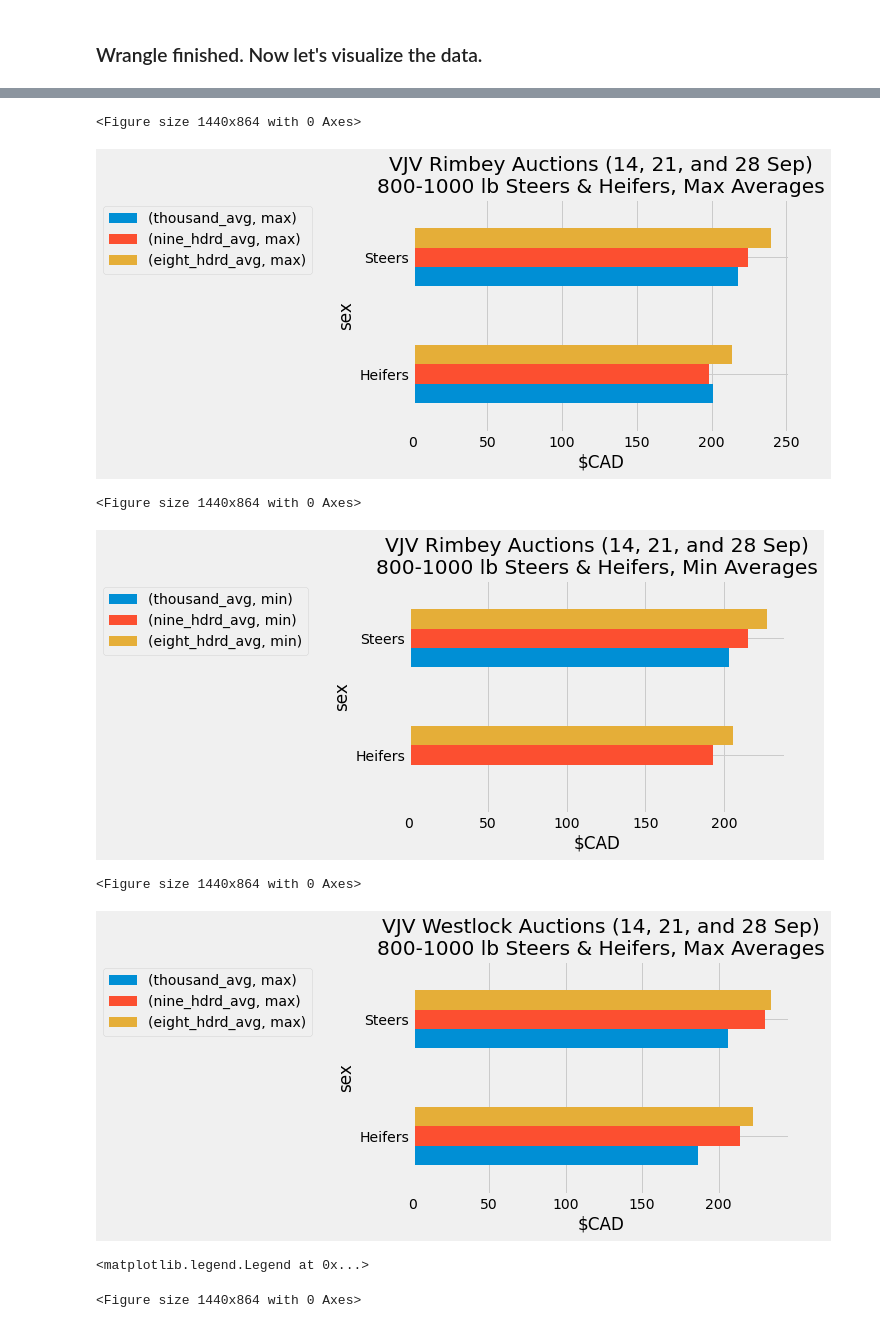
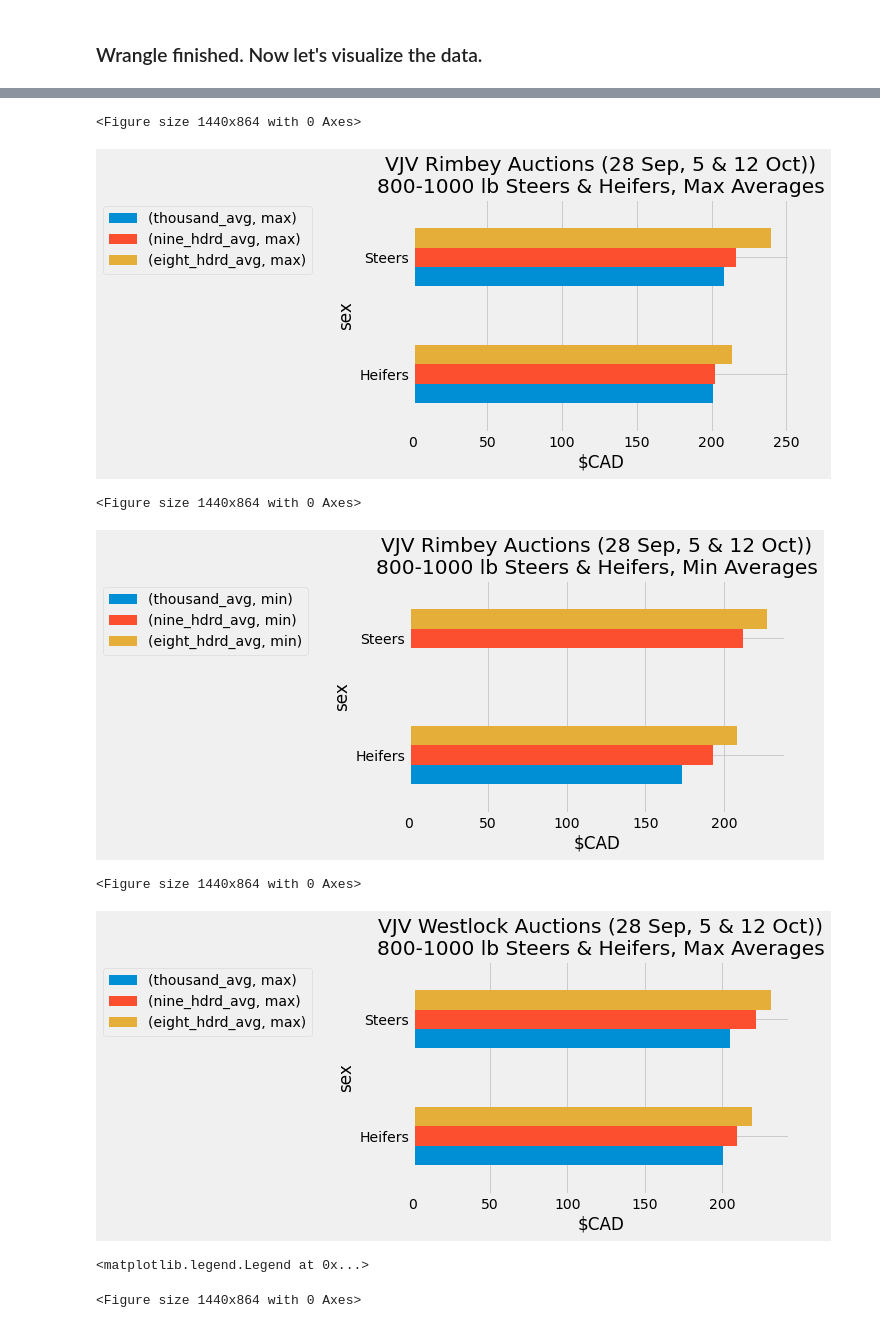
Before and after one commit to tarrencen/rice_farms, a Jupyter notebook: auction_prices.ipynb, the cells around one changed output, grey strips where cells are left out. Drawn from its saved outputs; the diff is of its cells as text; code cells hidden in the pictures.

```diff
--- a/auction_prices.ipynb
+++ b/auction_prices.ipynb
@@ -352,7 +352,7 @@ plt.style.use('fivethirtyeight')
 
 plt.figure(figsize=(20, 12))
 ponoka_df[['sex', 'thousand_avg', 'nine_hdrd_avg', 'eight_hdrd_avg']].groupby('sex').agg(['max']).plot.barh()
-plt.title('VJV Ponoka Auctions (14, 21, and 28 Sep)\n800-1000 lb Steers & Heifers, Max Averages')
+plt.title('VJV Ponoka Auctions (28 Sep, 5 & 12 Oct)\n800-1000 lb Steers & Heifers, Max Averages')
 plt.xlabel('$CAD')
 plt.legend(bbox_to_anchor=(-0.25,1))
 
@@ -360,7 +360,7 @@ plt.show()
 
 plt.figure(figsize=(20, 12))
 ponoka_df[['sex', 'thousand_avg', 'nine_hdrd_avg', 'eight_hdrd_avg']].groupby('sex').agg(['min']).plot.barh()
-plt.title('VJV Ponoka Auctions (14, 21, and 28 Sep)\n800-1000 lb Steers & Heifers, Min Averages')
+plt.title('VJV Ponoka Auctions (28 Sep, 5 & 12 Oct))\n800-1000 lb Steers & Heifers, Min Averages')
 plt.xlabel('$CAD')
 plt.legend(bbox_to_anchor=(-0.25,1))
 
@@ -368,7 +368,7 @@ plt.show()
 
 plt.figure(figsize=(20, 12))
 rimbey_df[['sex', 'thousand_avg', 'nine_hdrd_avg', 'eight_hdrd_avg']].groupby('sex').agg(['max']).plot.barh()
-plt.title('VJV Rimbey Auctions (14, 21, and 28 Sep)\n800-1000 lb Steers & Heifers, Max Averages')
+plt.title('VJV Rimbey Auctions (28 Sep, 5 & 12 Oct))\n800-1000 lb Steers & Heifers, Max Averages')
 plt.xlabel('$CAD')
 plt.legend(bbox_to_anchor=(-0.25,1))
 
@@ -376,7 +376,7 @@ plt.show()
 
 plt.figure(figsize=(20, 12))
 rimbey_df[['sex', 'thousand_avg', 'nine_hdrd_avg', 'eight_hdrd_avg']].groupby('sex').agg(['min']).plot.barh()
-plt.title('VJV Rimbey Auctions (14, 21, and 28 Sep)\n800-1000 lb Steers & Heifers, Min Averages')
+plt.title('VJV Rimbey Auctions (28 Sep, 5 & 12 Oct))\n800-1000 lb Steers & Heifers, Min Averages')
 plt.xlabel('$CAD')
 plt.legend(bbox_to_anchor=(-0.25,1))
 
@@ -384,7 +384,7 @@ plt.show()
 
 plt.figure(figsize=(20, 12))
 westlock_df[['sex', 'thousand_avg', 'nine_hdrd_avg', 'eight_hdrd_avg']].groupby('sex').agg(['max']).plot.barh()
-plt.title('VJV Westlock Auctions (14, 21, and 28 Sep)\n800-1000 lb Steers & Heifers, Max Averages')
+plt.title('VJV Westlock Auctions (28 Sep, 5 & 12 Oct))\n800-1000 lb Steers & Heifers, Max Averages')
 plt.xlabel('$CAD')
 plt.legend(bbox_to_anchor=(-0.25,1))
 
@@ -392,7 +392,7 @@ plt.show()
 
 plt.figure(figsize=(20, 12))
 westlock_df[['sex', 'thousand_avg', 'nine_hdrd_avg', 'eight_hdrd_avg']].groupby('sex').agg(['min']).plot.barh()
-plt.title('VJV Westlock Auctions (14, 21, and 28 Sep)\n800-1000 lb Steers & Heifers, Min Averages')
+plt.title('VJV Westlock Auctions (28 Sep, 5 & 12 Oct))\n800-1000 lb Steers & Heifers, Min Averages')
 plt.xlabel('$CAD')
 plt.legend(bbox_to_anchor=(-0.25,1))
 # %% [output]
@@ -403,8 +403,8 @@ plt.legend(bbox_to_anchor=(-0.25,1))
 <Figure size 1440x864 with 0 Axes>
-[figure, old version]
+[figure, new version]
 <Figure size 1440x864 with 0 Axes>
-[figure, old version]
+[figure, new version]
 <Figure size 1440x864 with 0 Axes>
-[figure, old version]
+[figure, new version]
 <matplotlib.legend.Legend at 0x...>
 <Figure size 1440x864 with 0 Axes>
```
Also changed, not shown: parts of 8 cells of this notebook.
